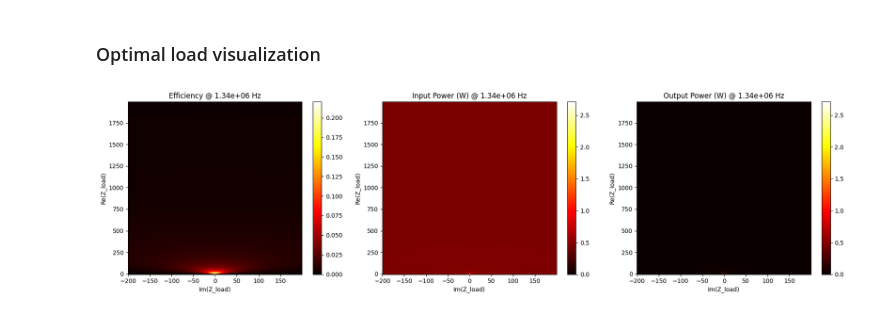
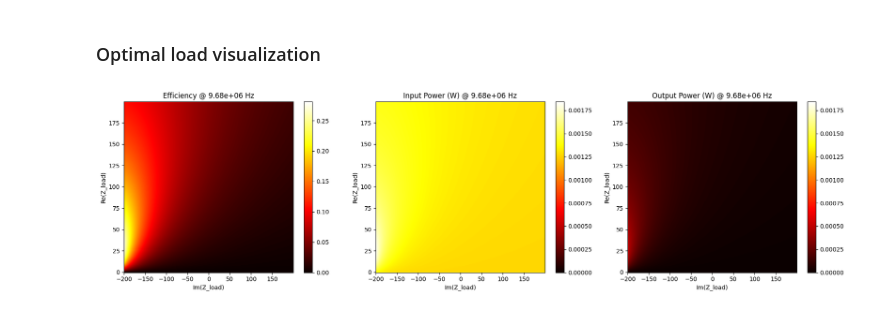
Before and after one commit to t-sasatani/wpt-tools, a Jupyter notebook: examples/sweep_case.ipynb, the cells around one changed output. Saved outputs shown, nothing was run; the diff lists cells and outputs as text; code cells hidden in the pictures.

Commit message:
Make example notebooks run on bundled sample data

```diff
--- a/examples/sweep_case.ipynb
+++ b/examples/sweep_case.ipynb
@@ -21,7 +29,6 @@ from wpt_tools.plotter import plot_impedance
 # %%
-example_nw = RichNetwork.from_touchstone("./assets/HWPT/test.s2p")
-#example_nw.set_f_target_range(target_f=6.63e6, range_f=1e6)
-example_nw.set_f_target_range(target_f=13.56e6, range_f=1e6)
+example_nw = RichNetwork.from_touchstone("./assets/sample.s2p")
+example_nw.set_f_target_range(target_f=9.68e6, range_f=1e6)
 # %% [markdown]
 ### Plot Z-parameters (full-range)
 # %%
@@ -54,9 +63,8 @@ _ = nw_tools.analyze_efficiency(
 # %% [markdown]
 ### Curve-fitting and Z-matrix plot (only for 2-port measurement of Series-Series LCR coupling)
 # %%
-# For maximum efficiency analysis
-target_f = 13.56e6
-range_f = 1e5
+target_f = 9.68e6
+range_f = 1e6
 
 _ = nw_tools.fit_z_narrow(
     rich_nw=example_nw, show_plot=True, target_f=target_f, range_f=range_f
@@ -68,13 +96,13 @@ TypeError: Improper input: func input vector length N=2 must not exceed func out
 # %%
 _ = nw_tools.sweep_load(
     rich_nw=example_nw,
-    rez_range=MinMax(min=0.1, max=2000, step=10),
+    rez_range=MinMax(min=0.1, max=200, step=1),
     imz_range=MinMax(min=-200, max=200, step=1),
     input_voltage=5,
     rx_port=2,
     show_plot=True,
 )
 # %% [output]
-[figure, old version]
+[figure, new version]
 # %% [markdown]
 ### Capacitor filter calculator
```
Also changed, not shown: parts of 12 cells of this notebook, 1 other file.
